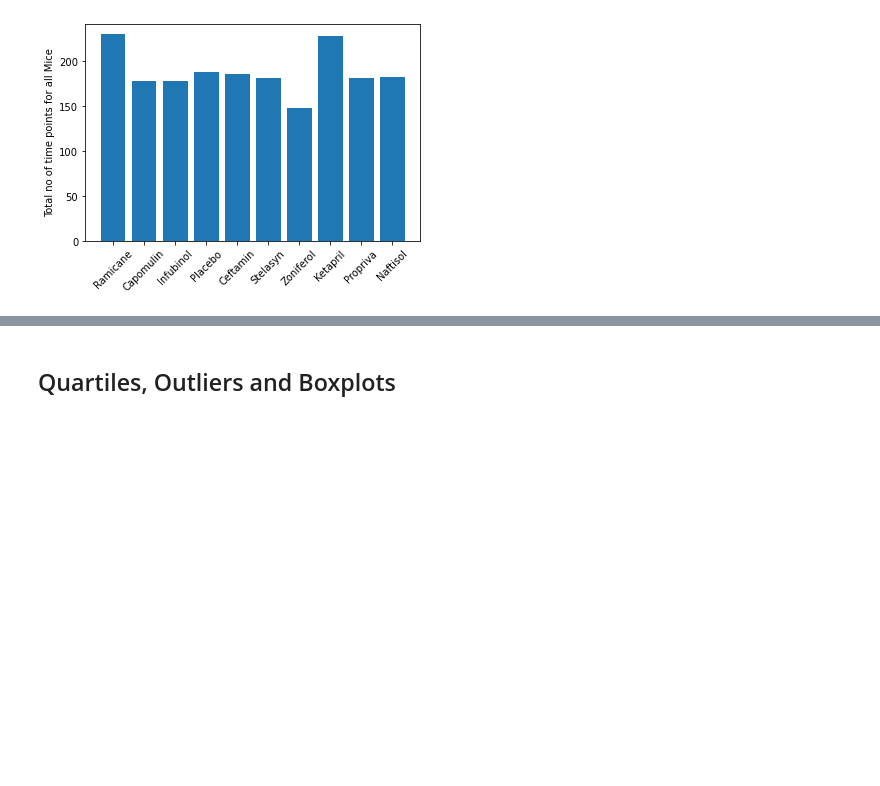
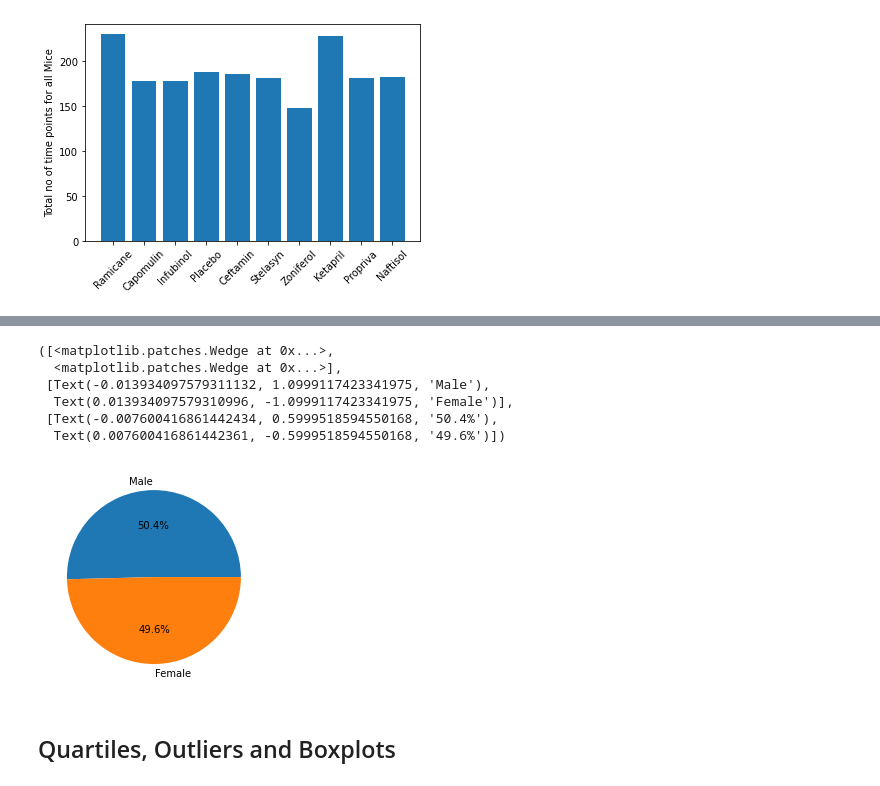
Before and after one commit to bhubh/matplotlib_challenge, a Jupyter notebook: Pymaceuticals/pymaceuticals.ipynb, the cells around one changed output, grey strips where cells are left out. Cells and saved outputs as stored; diff of their text form; code cells hidden in the pictures; blank space fills up the shorter version.

```diff
--- a/Pymaceuticals/pymaceuticals.ipynb
+++ b/Pymaceuticals/pymaceuticals.ipynb
@@ -219,5 +219,17 @@ ValueError: If using all scalar values, you must pass an index
 # %%
 # Generate a pie plot showing the distribution of female versus male mice using pyplot
+
+Numbers = [125,123]
+labels = ["Male", "Female"]
+plt.pie(Numbers, labels = labels, autopct="%1.1f%%")
+# %% [output]
+([<matplotlib.patches.Wedge at 0x...>,
+  <matplotlib.patches.Wedge at 0x...>],
+ [Text(-0.013934097579311132, 1.0999117423341975, 'Male'),
+  Text(0.013934097579310996, -1.0999117423341975, 'Female')],
+ [Text(-0.007600416861442434, 0.5999518594550168, '50.4%'),
+  Text(0.007600416861442361, -0.5999518594550168, '49.6%')])
+[figure, added]
 # %% [markdown]
 ## Quartiles, Outliers and Boxplots
 # %%
```
Also changed, not shown: parts of 1 cell of this notebook.
